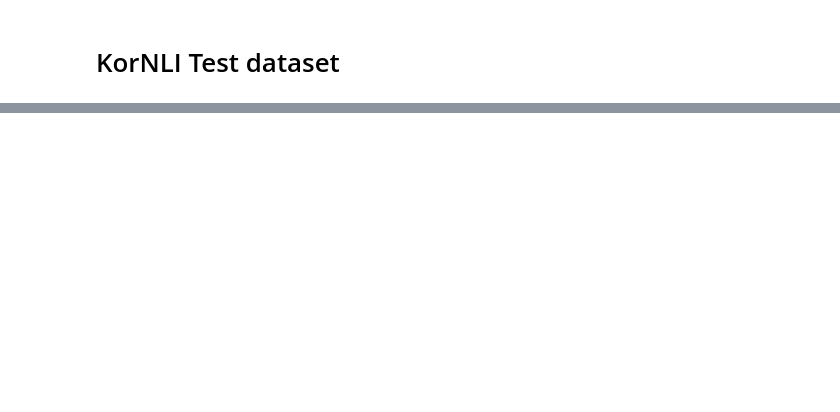
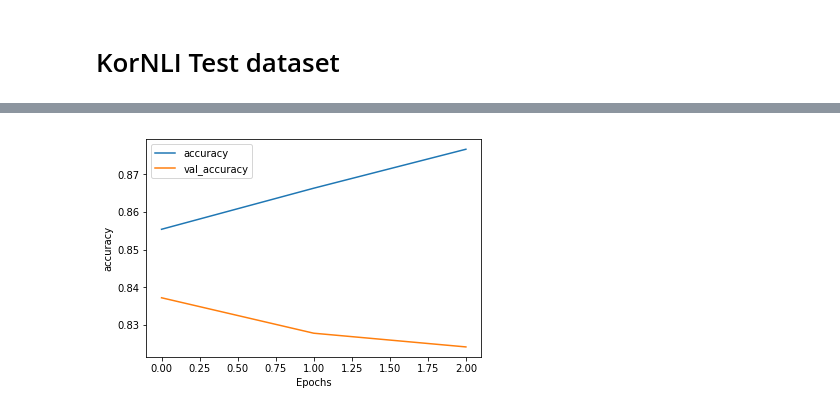
Before and after one commit to NLP-kr/tensorflow-ml-nlp-tf2, a Jupyter notebook: 7.PRETRAIN_METHOD/7.2.bert_finetune-KOR.ipynb, the cells around one changed output, grey strips where cells are left out. Cells and saved outputs as stored; diff of their text form; code cells hidden in the pictures; blank space fills up the shorter version.

```diff
--- a/7.PRETRAIN_METHOD/7.2.bert_finetune-KOR.ipynb
+++ b/7.PRETRAIN_METHOD/7.2.bert_finetune-KOR.ipynb
@@ -38,10 +42,10 @@ I0504 15:28:55.786810 139638035273536 tokenization_utils.py:418] loading file ht
 tf.random.set_seed(0)
 np.random.seed(0)
 
-BATCH_SIZE = 192
+BATCH_SIZE = 384
 NUM_EPOCHS = 20
 VALID_SPLIT = 0.2
-MAX_LEN = 64
+MAX_LEN = 39
 DATA_IN_PATH = 'data_in/KOR'
 DATA_OUT_PATH = "data_out/KOR"
 # %%
@@ -502,0 +585,29 @@ print("test loss, test acc: ", results)
+# %%
+#학습 진행하기
+model_name = "tf2_KorNLI"
+
+# overfitting을 막기 위한 ealrystop 추가
+earlystop_callback = EarlyStopping(monitor='val_accuracy', min_delta=0.0001,patience=2)
+# min_delta: the threshold that triggers the termination (acc should at least improve 0.0001)
+# patience: no improvment epochs (patience = 1, 1번 이상 상승이 없으면 종료)\
+
+checkpoint_path = os.path.join(DATA_OUT_PATH, model_name, 'weights.h5')
+checkpoint_dir = os.path.dirname(checkpoint_path)
+
+# Create path if exists
+if os.path.exists(checkpoint_dir):
+    print("{} -- Folder already exists \n".format(checkpoint_dir))
+else:
+    os.makedirs(checkpoint_dir, exist_ok=True)
+    print("{} -- Folder create complete \n".format(checkpoint_dir))
+
+cp_callback = ModelCheckpoint(
+    checkpoint_path, monitor='val_accuracy', verbose=1, save_best_only=True, save_weights_only=True)
+
+# 학습과 eval 시작
+history = cls_model.fit(train_snli_xnli_inputs, train_data_labels, epochs=NUM_EPOCHS,
+            validation_split = 0.1,
+            batch_size=BATCH_SIZE, callbacks=[earlystop_callback, cp_callback])
+
+#steps_for_epoch
+print(history.history)
@@ -502,0 +634,4 @@ print("test loss, test acc: ", results)
+# %%
+plot_graphs(history, 'accuracy')
+# %% [output]
+[figure, added]
```
Also changed, not shown: parts of 35 cells of this notebook, 2 other files.
